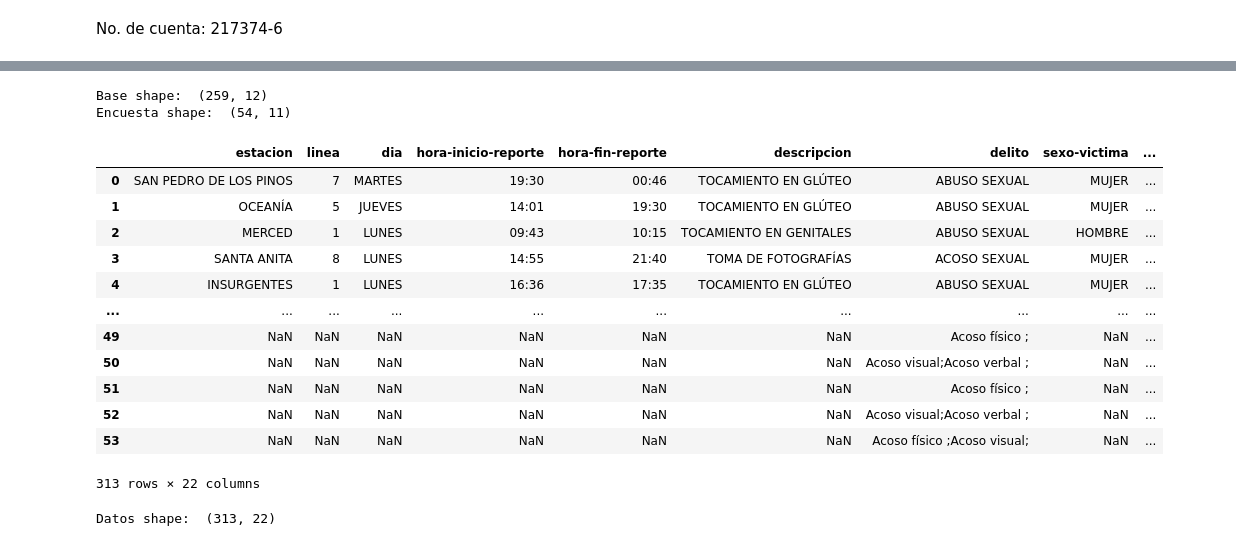
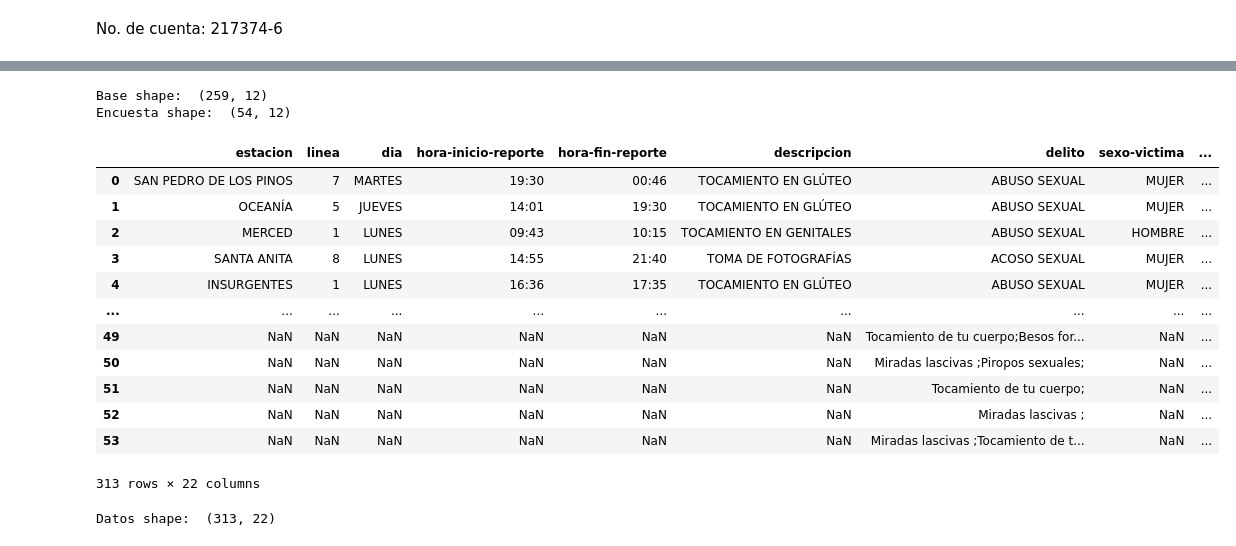
Before and after one commit to pauNancy21/Tareas-Ciencia-Datos, a Jupyter notebook: Código_fuente_ASE_I_NPGR.ipynb, the cells around one changed output, grey strips where cells are left out. Drawn from its saved outputs; the diff is of its cells as text; code cells hidden in the pictures.

```diff
--- a/Código_fuente_ASE_I_NPGR.ipynb
+++ b/Código_fuente_ASE_I_NPGR.ipynb
@@ -54,32 +55,32 @@ Saving Análisis de violencia hacia las mujeres en el metro.csv to Análisis de
 # %%
 #Leer los archivos
 violenciametro = pd.read_csv(io.BytesIO(uploaded['Análisis de la violencia y abusos sexuales en el sistema de metro de la CDMX (2).csv']), sep = ',')
-encuestaviolencia = pd.read_csv(io.BytesIO(uploaded['Análisis de violencia hacia las mujeres en el metro.csv']), sep = ',')
+analisisviolencia = pd.read_csv(io.BytesIO(uploaded['Análisis de violencia hacia las mujeres en el metro.csv']), sep = ',')
 # Forma de los datos
 print('Base shape: ', violenciametro.shape)
-print('Encuesta shape: ', encuestaviolencia.shape)
+print('Encuesta shape: ', analisisviolencia.shape)
 # %% [output]
 Base shape:  (259, 12)
-Encuesta shape:  (54, 11)
+Encuesta shape:  (54, 12)
 # %%
 # Se crea una secuencia de DataFrame
-frames = [violenciametro, encuestaviolencia]
+frames = [violenciametro, analisisviolencia]
 #Se concatenan los archivos
 datos = pd.concat(frames, sort = False)
 datos
 # %% [output]
 |  | estacion | linea | dia | hora-inicio-reporte | hora-fin-reporte | descripcion | delito | sexo-victima | ... |
 | 0 | SAN PEDRO DE LOS PINOS | 7 | MARTES | 19:30 | 00:46 | TOCAMIENTO EN GLÚTEO | ABUSO SEXUAL | MUJER | ... |
 | 1 | OCEANÍA | 5 | JUEVES | 14:01 | 19:30 | TOCAMIENTO EN GLÚTEO | ABUSO SEXUAL | MUJER | ... |
 | 2 | MERCED | 1 | LUNES | 09:43 | 10:15 | TOCAMIENTO EN GENITALES | ABUSO SEXUAL | HOMBRE | ... |
 | 3 | SANTA ANITA | 8 | LUNES | 14:55 | 21:40 | TOMA DE FOTOGRAFÍAS | ACOSO SEXUAL | MUJER | ... |
 | 4 | INSURGENTES | 1 | LUNES | 16:36 | 17:35 | TOCAMIENTO EN GLÚTEO | ABUSO SEXUAL | MUJER | ... |
 | ... | ... | ... | ... | ... | ... | ... | ... | ... | ... |
-| 49 | NaN | NaN | NaN | NaN | NaN | NaN | Acoso físico ; | NaN | ... |
-| 50 | NaN | NaN | NaN | NaN | NaN | NaN | Acoso visual;Acoso verbal ; | NaN | ... |
-| 51 | NaN | NaN | NaN | NaN | NaN | NaN | Acoso físico ; | NaN | ... |
-| 52 | NaN | NaN | NaN | NaN | NaN | NaN | Acoso visual;Acoso verbal ; | NaN | ... |
-| 53 | NaN | NaN | NaN | NaN | NaN | NaN | Acoso físico ;Acoso visual; | NaN | ... |
+| 49 | NaN | NaN | NaN | NaN | NaN | NaN | Tocamiento de tu cuerpo;Besos for... | NaN | ... |
+| 50 | NaN | NaN | NaN | NaN | NaN | NaN | Miradas lascivas ;Piropos sexuales; | NaN | ... |
+| 51 | NaN | NaN | NaN | NaN | NaN | NaN | Tocamiento de tu cuerpo; | NaN | ... |
+| 52 | NaN | NaN | NaN | NaN | NaN | NaN | Miradas lascivas ; | NaN | ... |
+| 53 | NaN | NaN | NaN | NaN | NaN | NaN | Miradas lascivas ;Tocamiento de t... | NaN | ... |
 313 rows × 22 columns
 # %%
 # Forma de los datos
```
Also changed, not shown: parts of 44 cells of this notebook.
